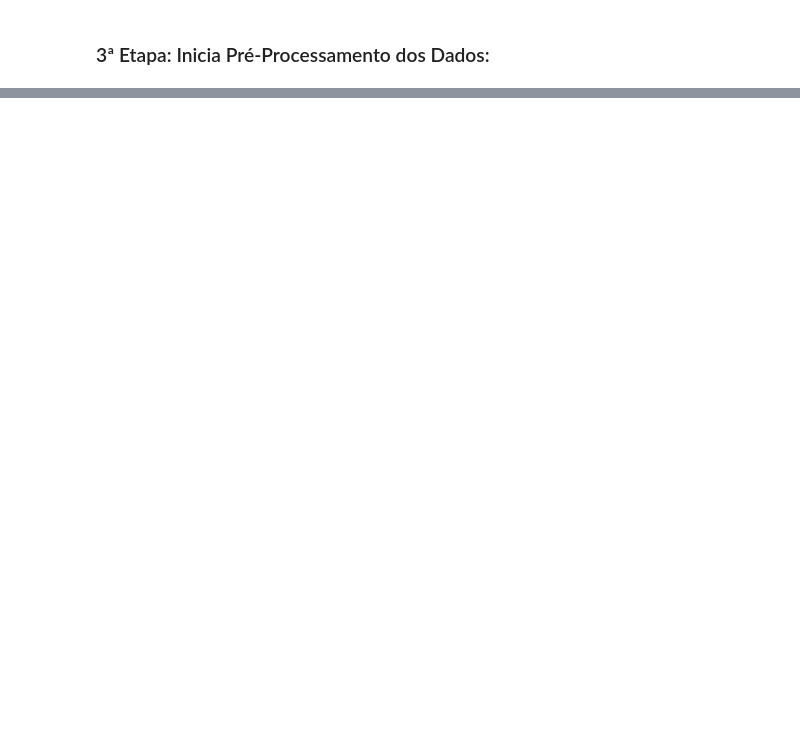
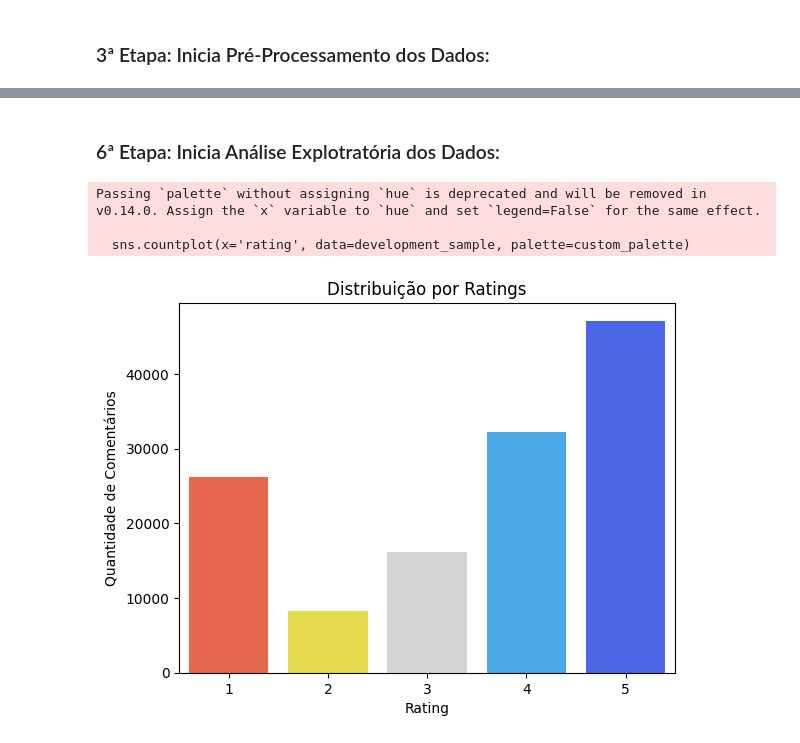
Before and after one commit to raphaelchaves/papa-linguas, a Jupyter notebook: Projeto_PLN_ICMC_V1.ipynb, the cells around one changed output, grey strips where cells are left out. Saved outputs shown, nothing was run; the diff lists cells and outputs as text; code cells hidden in the pictures; blank space fills up the shorter version.

```diff
--- a/Projeto_PLN_ICMC_V1.ipynb
+++ b/Projeto_PLN_ICMC_V1.ipynb
@@ -101,0 +191,19 @@ development_sample['review_text_preprocessed'] = development_sample['review_text
+# %% [markdown]
+### 6ª Etapa: Inicia Análise Explotratória dos Dados:
+# %%
+# Gráfico de Colunas que Apresenta a Distribuição dos Ratings
+
+# Cria uma paleta de cores personalizada
+custom_palette = sns.color_palette(["#FF5733", "#fff133","#d3d3d3","#33acff","#3357FF"])
+
+# Plota Gráfico
+sns.countplot(x='rating', data=development_sample, palette=custom_palette)
+plt.title('Distribuição por Ratings')
+plt.xlabel('Rating')
+plt.ylabel('Quantidade de Comentários')
+plt.show()
+# %% [output]
+Passing `palette` without assigning `hue` is deprecated and will be removed in v0.14.0. Assign the `x` variable to `hue` and set `legend=False` for the same effect.
+
+  sns.countplot(x='rating', data=development_sample, palette=custom_palette)
+[figure, added]
```
Also changed, not shown: parts of 29 cells of this notebook.
